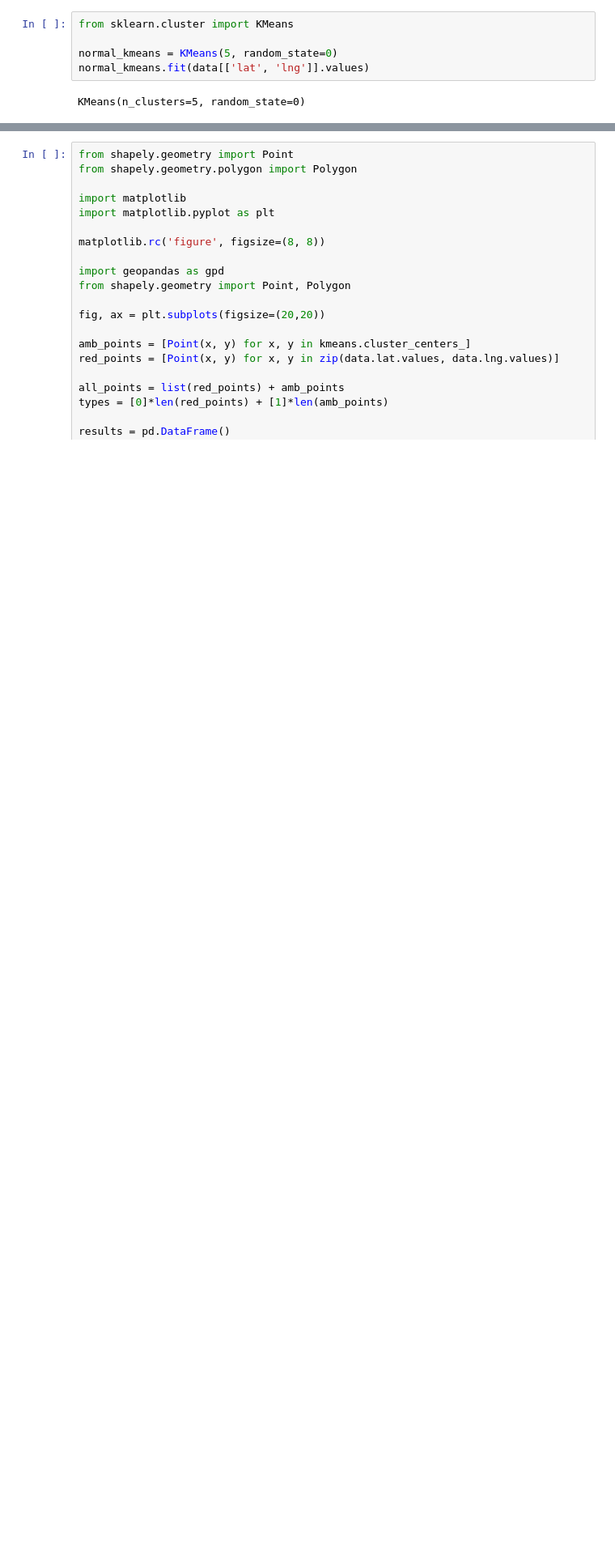
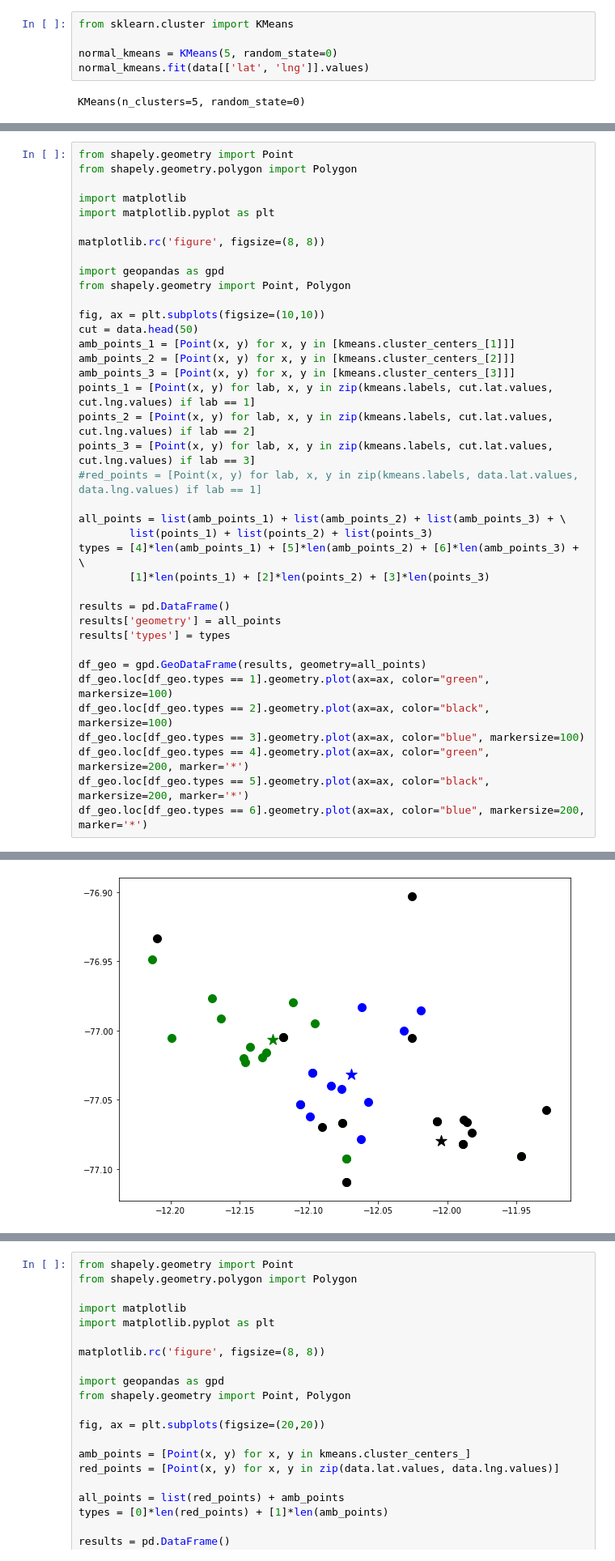
Before and after one commit to kdrivas/custom_cluster, a Jupyter notebook: nb/1.trial_cluster.ipynb, the cells around one changed output, grey strips where cells are left out. Shown: that part at 81% size. Drawn from its saved outputs; the diff is of its cells as text; blank space fills up the shorter version.

```diff
--- a/nb/1.trial_cluster.ipynb
+++ b/nb/1.trial_cluster.ipynb
@@ -191,0 +459,39 @@ array([[-12.12506342, -76.98711965],
+# %%
+from shapely.geometry import Point
+from shapely.geometry.polygon import Polygon
+
+import matplotlib
+import matplotlib.pyplot as plt
+
+matplotlib.rc('figure', figsize=(8, 8))
+
+import geopandas as gpd
+from shapely.geometry import Point, Polygon
+
+fig, ax = plt.subplots(figsize=(10,10))
+cut = data.head(50)
+amb_points_1 = [Point(x, y) for x, y in [kmeans.cluster_centers_[1]]]
+amb_points_2 = [Point(x, y) for x, y in [kmeans.cluster_centers_[2]]]
+amb_points_3 = [Point(x, y) for x, y in [kmeans.cluster_centers_[3]]]
+points_1 = [Point(x, y) for lab, x, y in zip(kmeans.labels, cut.lat.values, cut.lng.values) if lab == 1]
+points_2 = [Point(x, y) for lab, x, y in zip(kmeans.labels, cut.lat.values, cut.lng.values) if lab == 2]
+points_3 = [Point(x, y) for lab, x, y in zip(kmeans.labels, cut.lat.values, cut.lng.values) if lab == 3]
+#red_points = [Point(x, y) for lab, x, y in zip(kmeans.labels, data.lat.values, data.lng.values) if lab == 1]
+
+all_points = list(amb_points_1) + list(amb_points_2) + list(amb_points_3) + \
+        list(points_1) + list(points_2) + list(points_3)
+types = [4]*len(amb_points_1) + [5]*len(amb_points_2) + [6]*len(amb_points_3) + \
+        [1]*len(points_1) + [2]*len(points_2) + [3]*len(points_3)
+
+results = pd.DataFrame()
+results['geometry'] = all_points
+results['types'] = types
+
+df_geo = gpd.GeoDataFrame(results, geometry=all_points)
+df_geo.loc[df_geo.types == 1].geometry.plot(ax=ax, color="green", markersize=100)
+df_geo.loc[df_geo.types == 2].geometry.plot(ax=ax, color="black", markersize=100)
+df_geo.loc[df_geo.types == 3].geometry.plot(ax=ax, color="blue", markersize=100)
+df_geo.loc[df_geo.types == 4].geometry.plot(ax=ax, color="green", markersize=200, marker='*')
+df_geo.loc[df_geo.types == 5].geometry.plot(ax=ax, color="black", markersize=200, marker='*')
+df_geo.loc[df_geo.types == 6].geometry.plot(ax=ax, color="blue", markersize=200, marker='*')
+# %% [output]
@@ -192,3 +499,4 @@ array([[-12.12506342, -76.98711965],
+[figure, added]
 # %%
 from shapely.geometry import Point
 from shapely.geometry.polygon import Polygon
```
Also changed, not shown: parts of 26 cells of this notebook, 3 other files.
